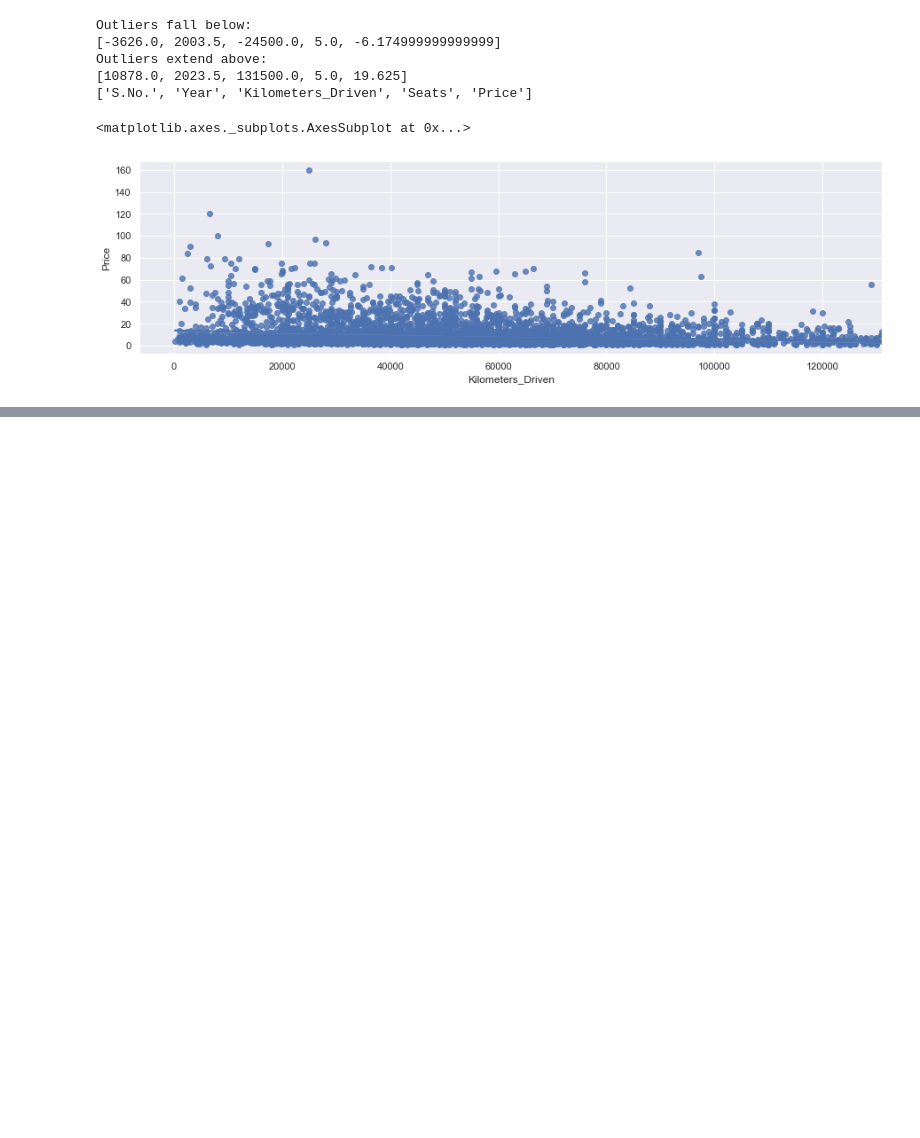
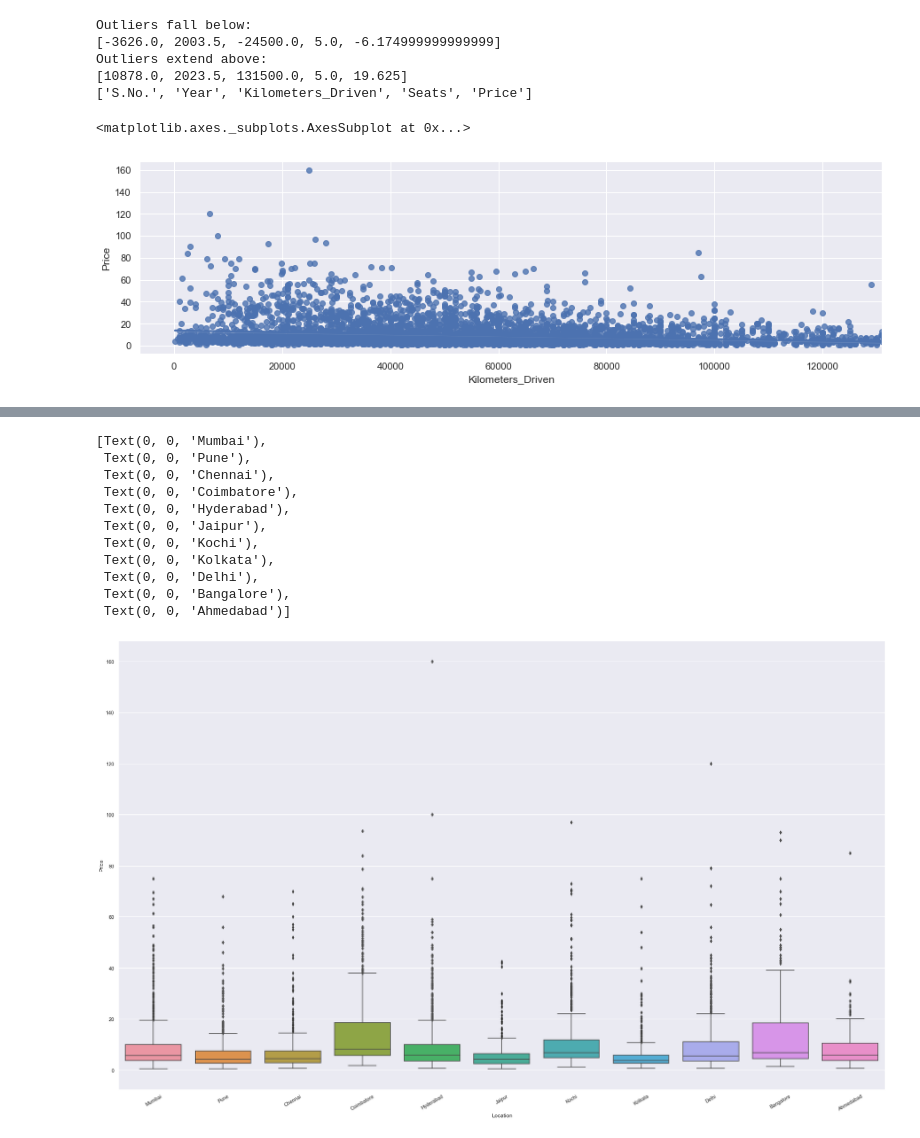
Before and after one commit to KyLarson-Research/Cars4U, a Jupyter notebook: Cars4U.ipynb, the cells around one changed output, grey strips where cells are left out. Drawn from its saved outputs; the diff is of its cells as text; code cells hidden in the pictures; blank space fills up the shorter version.

```diff
--- a/Cars4U.ipynb
+++ b/Cars4U.ipynb
@@ -104,0 +160,19 @@ sns.regplot(data=used_cars_minus_outliers, x="Kilometers_Driven", y="Price")
+# %%
+# by location
+ax = sns.boxplot(x="Location",
+            y="Price",
+            data=copy_used_cars_data)
+ax.set_xticklabels(ax.get_xticklabels(),rotation=30)
+# %% [output]
+[Text(0, 0, 'Mumbai'),
+ Text(0, 0, 'Pune'),
+ Text(0, 0, 'Chennai'),
+ Text(0, 0, 'Coimbatore'),
+ Text(0, 0, 'Hyderabad'),
+ Text(0, 0, 'Jaipur'),
+ Text(0, 0, 'Kochi'),
+ Text(0, 0, 'Kolkata'),
+ Text(0, 0, 'Delhi'),
+ Text(0, 0, 'Bangalore'),
+ Text(0, 0, 'Ahmedabad')]
+[figure, added]
```
Also changed, not shown: parts of 10 cells of this notebook.
